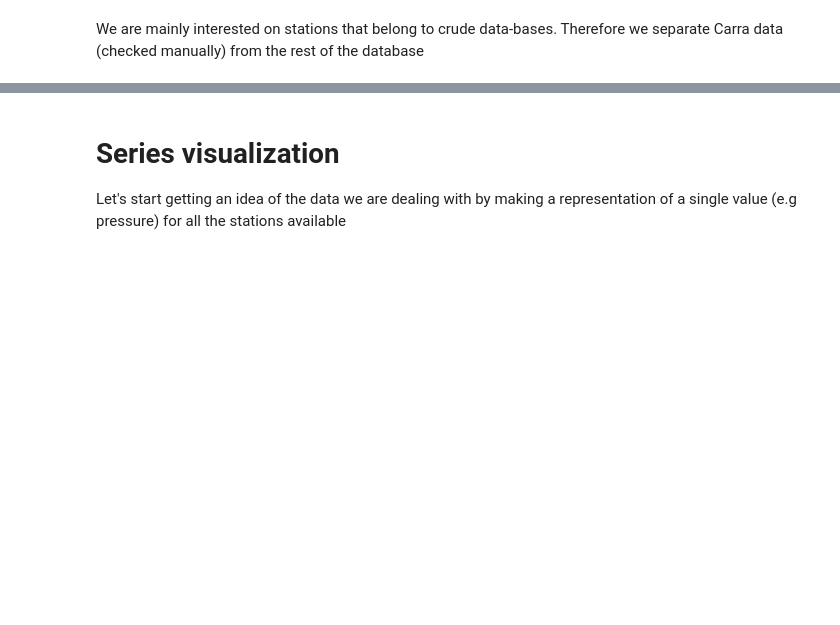
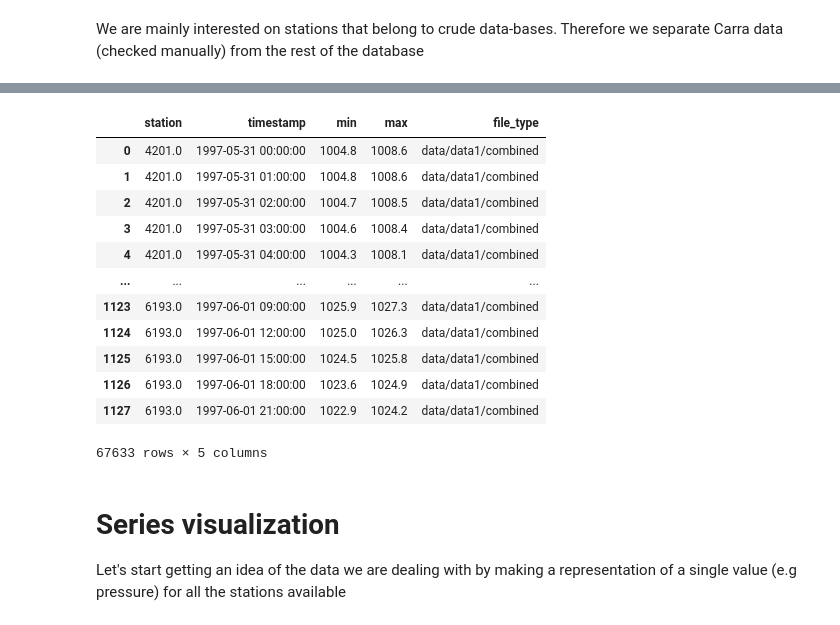
Before and after one commit to tomasfbouvier/Meteorological_Data_quality_assesment, a Jupyter notebook: Data_exploration.ipynb, the cells around one changed output, grey strips where cells are left out. Cells and saved outputs as stored; diff of their text form; code cells hidden in the pictures; blank space fills up the shorter version.

```diff
--- a/Data_exploration.ipynb
+++ b/Data_exploration.ipynb
@@ -75,3 +81,19 @@ array([4201., 4202., 4203., 4207., 4208., 4210., 4214., 4220., 4221.,
+# %%
+df
+# %% [output]
+|  | station | timestamp | min | max | file_type |
+| 0 | 4201.0 | 1997-05-31 00:00:00 | 1004.8 | 1008.6 | data/data1/combined |
+| 1 | 4201.0 | 1997-05-31 01:00:00 | 1004.8 | 1008.6 | data/data1/combined |
+| 2 | 4201.0 | 1997-05-31 02:00:00 | 1004.7 | 1008.5 | data/data1/combined |
+| 3 | 4201.0 | 1997-05-31 03:00:00 | 1004.6 | 1008.4 | data/data1/combined |
+| 4 | 4201.0 | 1997-05-31 04:00:00 | 1004.3 | 1008.1 | data/data1/combined |
+| ... | ... | ... | ... | ... | ... |
+| 1123 | 6193.0 | 1997-06-01 09:00:00 | 1025.9 | 1027.3 | data/data1/combined |
+| 1124 | 6193.0 | 1997-06-01 12:00:00 | 1025.0 | 1026.3 | data/data1/combined |
+| 1125 | 6193.0 | 1997-06-01 15:00:00 | 1024.5 | 1025.8 | data/data1/combined |
+| 1126 | 6193.0 | 1997-06-01 18:00:00 | 1023.6 | 1024.9 | data/data1/combined |
+| 1127 | 6193.0 | 1997-06-01 21:00:00 | 1022.9 | 1024.2 | data/data1/combined |
+67633 rows × 5 columns
 # %% [markdown]
 # Series visualization
 
```
Also changed, not shown: parts of 14 cells of this notebook.
